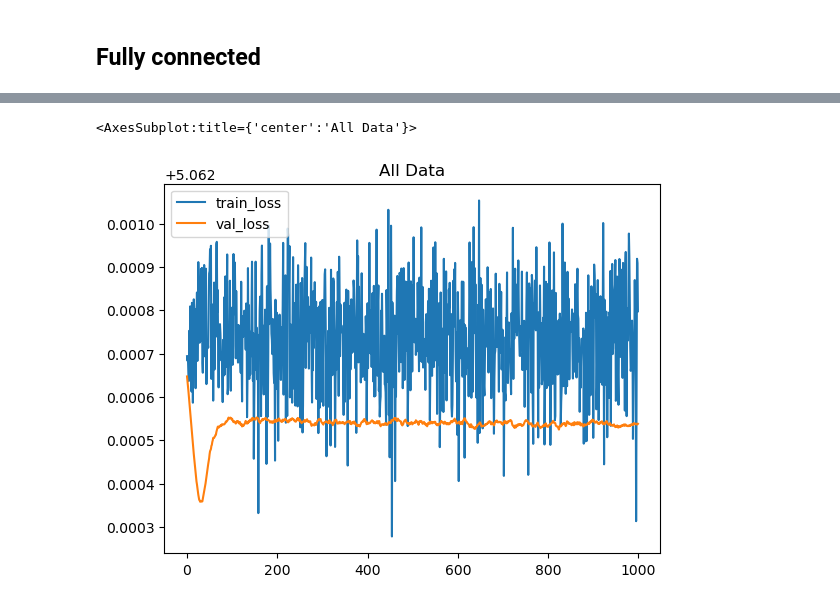
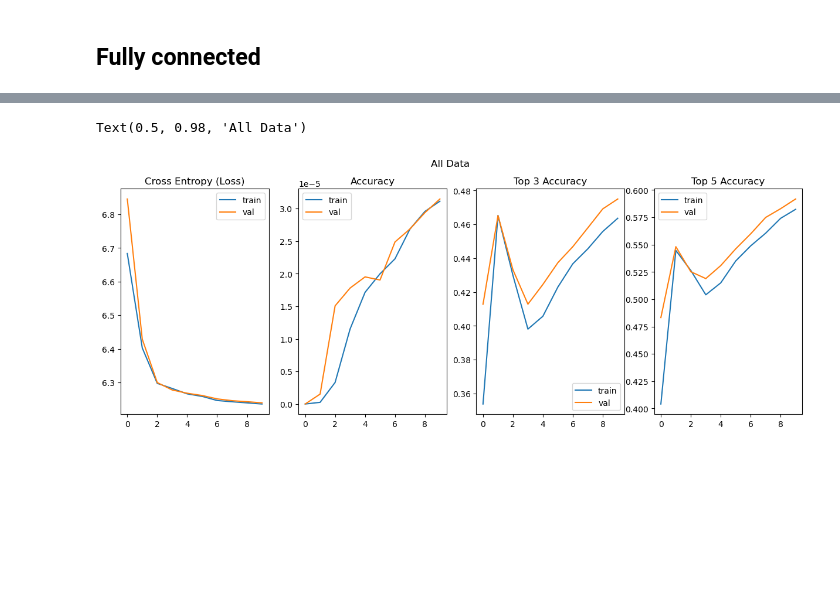
Before and after one commit to sustainable-processes/chemical-parameter-sharing, a Jupyter notebook: Modelling.ipynb, the cells around one changed output, grey strips where cells are left out. Cells and saved outputs as stored; diff of their text form; code cells hidden in the pictures; blank space fills up the shorter version.

```diff
--- a/Modelling.ipynb
+++ b/Modelling.ipynb
@@ -388,8 +410,31 @@ hist = train_loop(fcrm, x_train, y_train, epochs=1000, batch_size=0.5, loss_fn=t
-# %%
-hist.plot(title="All Data")
-# %% [output]
-<AxesSubplot:title={'center':'All Data'}>
-[figure, removed]
+# %%
+# A data through one model for all reactions
+# rxn_diff_fp width -> ohe width
+
+x_train = torch.Tensor(rxn_diff_fp_train)
+y_train = torch.Tensor(reag1_ohe_train)
+x_val = torch.Tensor(rxn_diff_fp_val)
+y_val = torch.Tensor(reag1_ohe_val)
+fcrm = FullyConnectedReactionModel(
+    input_dim=x_train.shape[1],
+    hidden_dims=[6000, 6000],
+    target_dim=y_train.shape[1],
+    hidden_act=torch.nn.ReLU,
+    output_act=torch.nn.Sigmoid,
+    use_batchnorm=True,
+    dropout_prob=0.2,
+)
+hist = train_loop(fcrm, x_train, y_train, epochs=10, batch_size=0.1, loss_fn=torch.nn.CrossEntropyLoss(), optimizer=torch.optim.Adam(fcrm.parameters(), lr=1e-2), report_freq=1, x_val=x_val, y_val=y_val)
+# %%
+f,ax=plt.subplots(1,4, figsize=(15, 5))
+hist.loc[:, (slice(None), "loss")].droplevel(level=1,axis=1).plot(title="Cross Entropy (Loss)", ax=ax[0])
+hist.loc[:, (slice(None), "acc")].droplevel(level=1,axis=1).plot(title="Accuracy", ax=ax[1])
+hist.loc[:, (slice(None), "acc_top3")].droplevel(level=1,axis=1).plot(title="Top 3 Accuracy", ax=ax[2])
+hist.loc[:, (slice(None), "acc_top5")].droplevel(level=1,axis=1).plot(title="Top 5 Accuracy", ax=ax[3])
+f.suptitle("All Data")
+# %% [output]
+Text(0.5, 0.98, 'All Data')
+[figure, added]
 # %%
 # Data through one model per reaction cluster
 # rxn_diff_fp width -> ohe width
```
Also changed, not shown: parts of 20 cells of this notebook.
